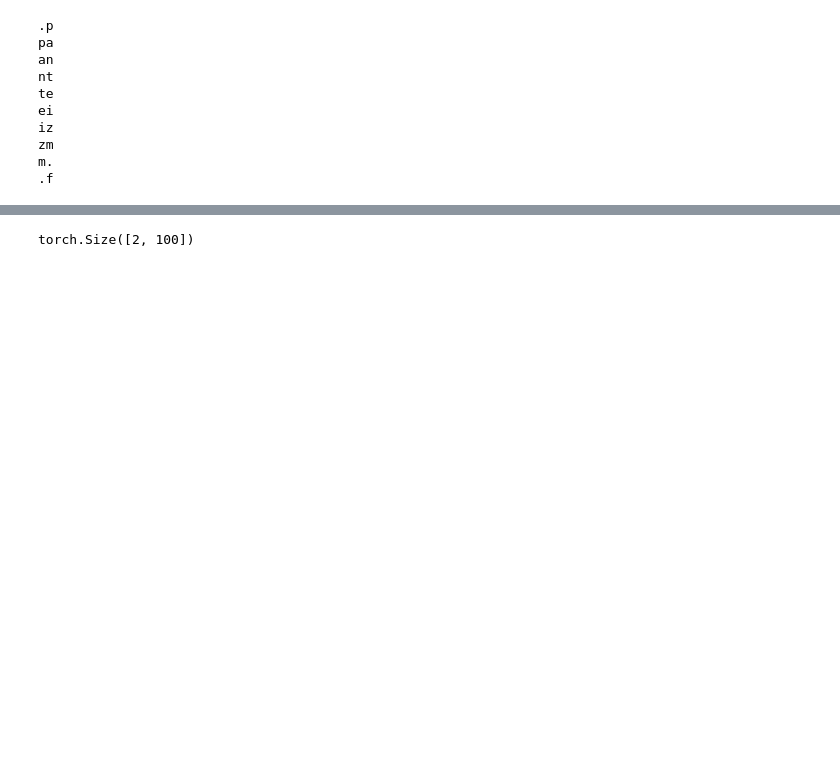
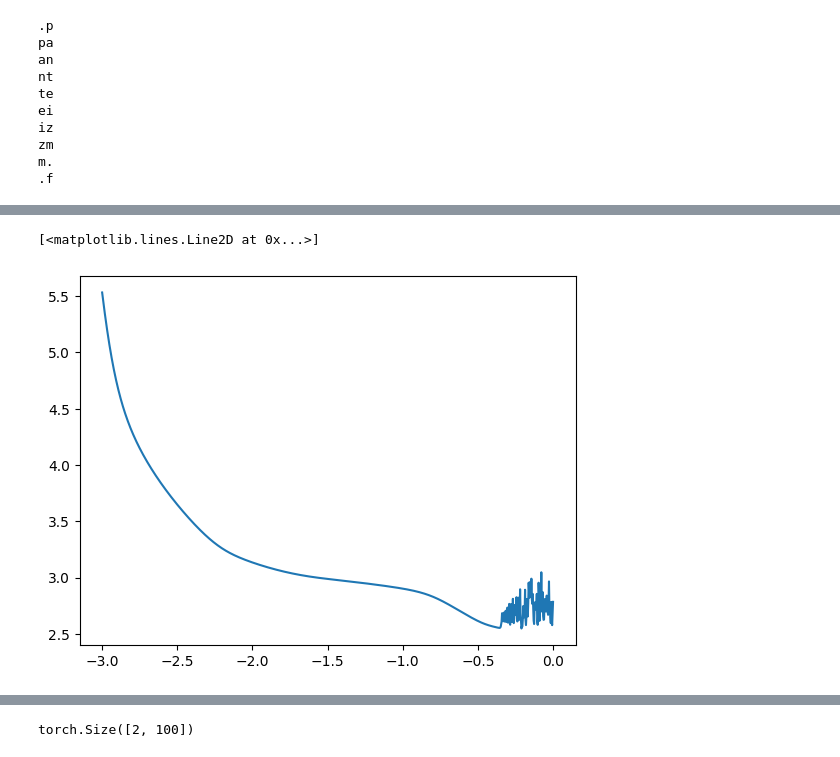
Before and after one commit to habanoz/lm_model_notebooks, a Jupyter notebook: 4_mlp-lm.ipynb, the cells around one changed output, grey strips where cells are left out. Cells and saved outputs as stored; diff of their text form; code cells hidden in the pictures; blank space fills up the shorter version.

```diff
--- a/4_mlp-lm.ipynb
+++ b/4_mlp-lm.ipynb
@@ -399,0 +308,5 @@ AssertionError: Prob sum for batch 0 is nan
+# %%
+plt.plot(nn2.lri, nn2.losses)
+# %% [output]
+[<matplotlib.lines.Line2D at 0x...>]
+[figure, added]
```
Also changed, not shown: parts of 45 cells of this notebook.
